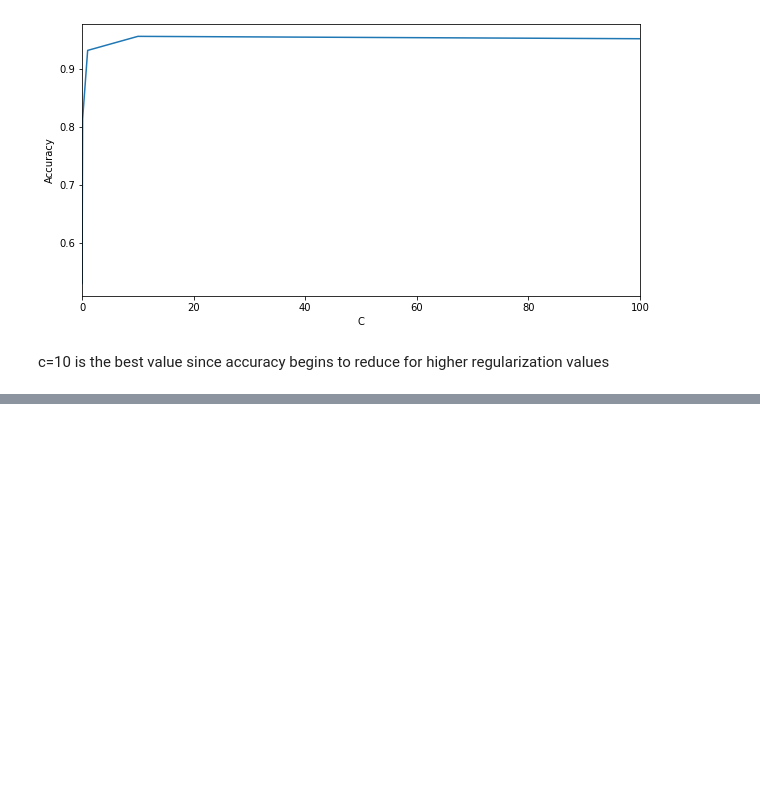
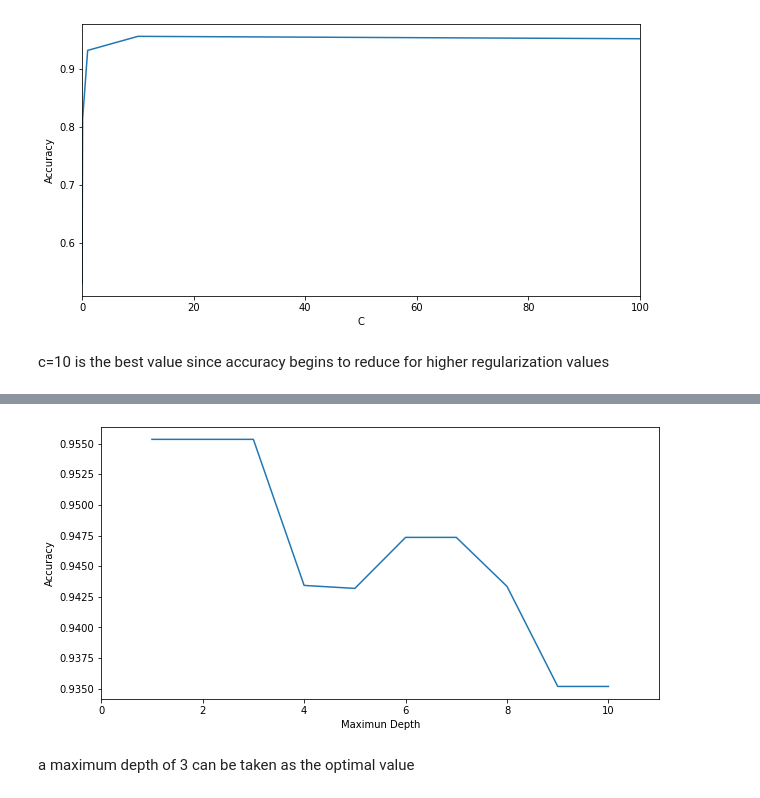
Before and after one commit to CS-School-Projects/ml-alzheirmer-prediction, a Jupyter notebook: alzhermer_notebook.ipynb, the cells around one changed output, grey strips where cells are left out. Saved outputs shown, nothing was run; the diff lists cells and outputs as text; code cells hidden in the pictures; blank space fills up the shorter version.

Commit message:
data trained with decision tree classifier and metrics generated

```diff
--- a/alzhermer_notebook.ipynb
+++ b/alzhermer_notebook.ipynb
@@ -314,2 +326,11 @@ print(confusion_matrix(y_test, y_pred))
 [[57  2]
  [ 7 41]]
+# %%
+#training data with Decision Tree Classifier
+maximun_depths = [1,2,3,4,5,6,7,8,9,10]
+scores_array = []
+for max_depth in maximun_depths:
+    dt = DecisionTreeClassifier(max_depth=max_depth, random_state=42)
+    scores = cross_val_score(dt, X_train_scaled, y_train, cv=5, scoring="accuracy")
+    scores_array.append(scores.mean())
+    print("Accuracy for max_depth = ", max_depth, ": ", scores.mean())
@@ -315,0 +348,13 @@ print(confusion_matrix(y_test, y_pred))
+# %%
+#plot the accuracy score for each max_depth
+maximun_depths = [1,2,3,4,5,6,7,8,9,10]
+plt.figure(figsize=(10,5))
+plt.plot(maximun_depths, scores_array)
+plt.xlabel("Maximun Depth")
+plt.xlim(0,11)
+plt.ylabel("Accuracy")
+plt.show()
+# %% [output]
+[figure, added]
+# %% [markdown]
+a maximum depth of 3 can be taken as the optimal value
```
Also changed, not shown: parts of 4 cells of this notebook.
